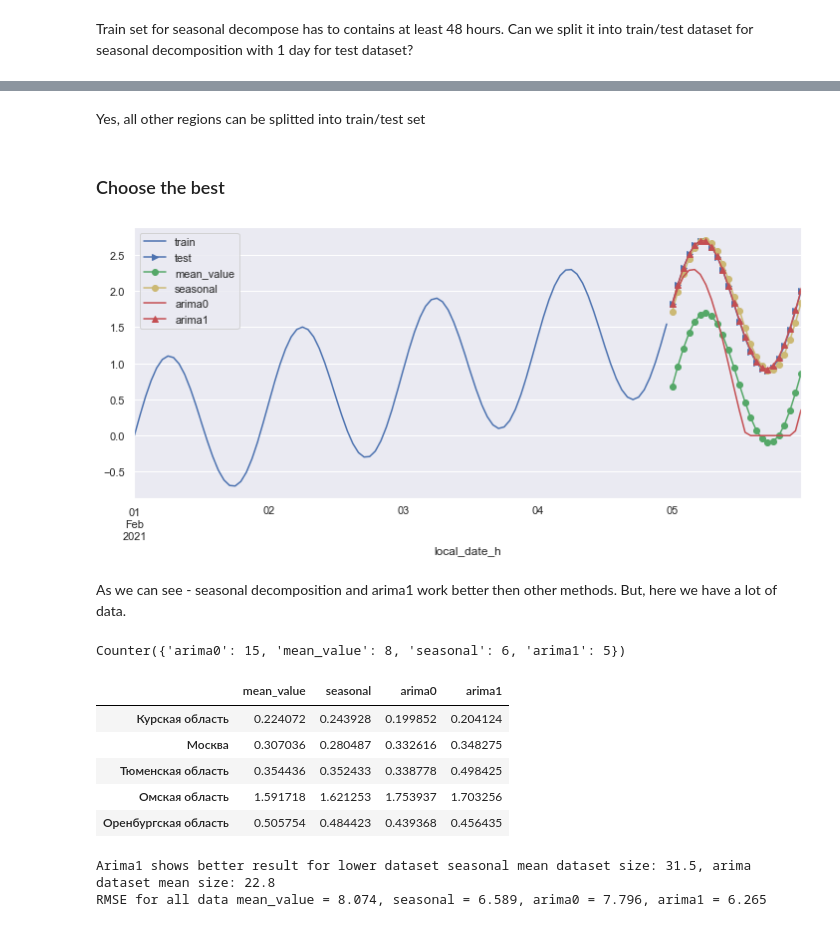
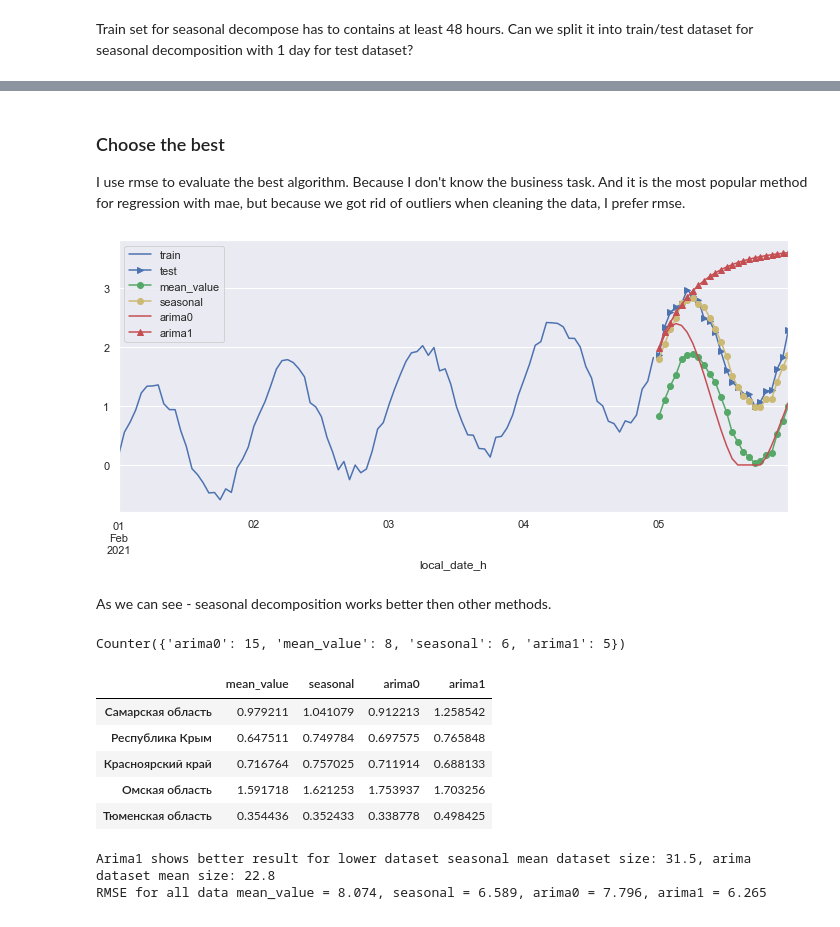
Before and after one commit to hydrazine114/Epromo, a Jupyter notebook: Task.ipynb, the cells around one changed output, grey strips where cells are left out. Drawn from its saved outputs; the diff is of its cells as text; code cells hidden in the pictures.

```diff
--- a/Task.ipynb
+++ b/Task.ipynb
@@ -241,7 +243,6 @@ dtype: timedelta64[ns]
-# %% [markdown]
-Yes, all other regions can be splitted into train/test set
 # %% [markdown]
 ### Choose the best
+I use rmse to evaluate the best algorithm. Because I don't know the business task. And it is the most popular method for regression with mae, but because we got rid of outliers when cleaning the data, I prefer rmse.
 # %%
 def train_test_split(data, n_hours=24):
     data = data.sort_index()
@@ -252,7 +253,7 @@ def train_test_split(data, n_hours=24):
     test = data[data.index > (data.index[-1] - pd.offsets.Hour(n_hours))].copy() # choose the last 24 hours
     return train, test
 
-def rmse_all_methods(data, region='Московская область'):
+def rmse_all_methods(data, region='Московская область', metric=mean_squared_error):
     mask = (data.region == region) & (data.month == 2)
     data_region = data.loc[mask, ['local_date_h', 'quantity']].copy()
     if region == 'all regions':
@@ -263,16 +264,16 @@ def rmse_all_methods(data, region='Московская область'):
 
     methods_rmse = []
     predictions = mean_value(train, test)
-    methods_rmse.append(mean_squared_error(test.quantity, predictions, squared=False))
+    methods_rmse.append(metric(test.quantity, predictions, squared=False))
 
     predictions = seasonal(train, test)
-    methods_rmse.append(mean_squared_error(test.quantity, predictions, squared=False))
+    methods_rmse.append(metric(test.quantity, predictions, squared=False))
 
     predictions = arima(train, test)
-    methods_rmse.append(mean_squared_error(test.quantity, predictions, squared=False))
+    methods_rmse.append(metric(test.quantity, predictions, squared=False))
 
     predictions = arima(train, test, 1)
-    methods_rmse.append(mean_squared_error(test.quantity, predictions, squared=False))
+    methods_rmse.append(metric(test.quantity, predictions, squared=False))
 
     return methods_rmse
 
@@ -315,37 +316,37 @@ def arima(train, test, d=0):
     predicted = predicted * (predicted > 0)
     return predicted[np.array([(test.index[i]-train.index[-1])/pd.offsets.Hour(1) - 1 for i in range(test.shape[0])], dtype='int32')]
 
 
 # Let's do a simple test with daily seasonality and trend.
 
 def simple_test(n=120):
     index = [pd.to_datetime('2021-02-01 00:00:00') + pd.offsets.Hour(i) for i in range(n)]
-    data = {'q': np.sin(np.linspace(0, 2*np.pi*n/24, n)) + np.linspace(0, 2, n), 'date': pd.DataFrame(index)[0]}
+    data = {'q': np.sin(np.linspace(0, 2*np.pi*n/24, n)) + np.linspace(0, 2, n) + np.random.rand(n)*0.3, 'date': pd.DataFrame(index)[0]}
     df = pd.DataFrame({'quantity': data['q']}, index = data['date'])
     df.index.name = 'local_date_h'
     train, test = train_test_split(df)
     fig, ax = plt.subplots(figsize=(12, 5))
     train.plot(ax=ax, legend=False, style='-b')
     test.plot(ax=ax, legend=False, style='->b')
 
     test['quantity'] = mean_value(train, test)
     test.plot(ax=ax, legend=False, style='-og')
 
     test['quantity'] = seasonal(train, test)
     test.plot(ax=ax, legend=False, style='-oy')
 
     test['quantity'] = arima(train, test, 0)
     test.plot(ax=ax, legend=False, style='-r')
 
     test['quantity'] = arima(train, test, 1)
     test.plot(ax=ax, legend=False, style='-^r');
 
     ax.legend(['train', 'test', 'mean_value', 'seasonal', 'arima0', 'arima1'])
 simple_test()
 # %% [output]
-[figure, old version]
+[figure, new version]
 # %% [markdown]
-As we can see - seasonal decomposition and arima1 work better then other methods. But, here we have a lot of data.
+As we can see - seasonal decomposition works better then other methods.
 # %%
 models_rmse = []
 for region in tqdm(regions_all_methods):
@@ -361,11 +362,11 @@ rmse_methods.head(5)
 # %% [output]
 Counter({'arima0': 15, 'mean_value': 8, 'seasonal': 6, 'arima1': 5})
 |  | mean_value | seasonal | arima0 | arima1 |
-| Курская область | 0.224072 | 0.243928 | 0.199852 | 0.204124 |
-| Москва | 0.307036 | 0.280487 | 0.332616 | 0.348275 |
+| Самарская область | 0.979211 | 1.041079 | 0.912213 | 1.258542 |
+| Республика Крым | 0.647511 | 0.749784 | 0.697575 | 0.765848 |
+| Красноярский край | 0.716764 | 0.757025 | 0.711914 | 0.688133 |
+| Омская область | 1.591718 | 1.621253 | 1.753937 | 1.703256 |
 | Тюменская область | 0.354436 | 0.352433 | 0.338778 | 0.498425 |
-| Омская область | 1.591718 | 1.621253 | 1.753937 | 1.703256 |
-| Оренбургская область | 0.505754 | 0.484423 | 0.439368 | 0.456435 |
 # %%
 seasonal_data_size = regions_datetime.size()[rmse_methods.idxmin(axis=1)[rmse_methods.idxmin(axis=1) == 'seasonal'].index].mean()
 arima1_data_size = regions_datetime.size()[rmse_methods.idxmin(axis=1)[rmse_methods.idxmin(axis=1) == 'arima1'].index].mean()
```
Also changed, not shown: parts of 26 cells of this notebook.
